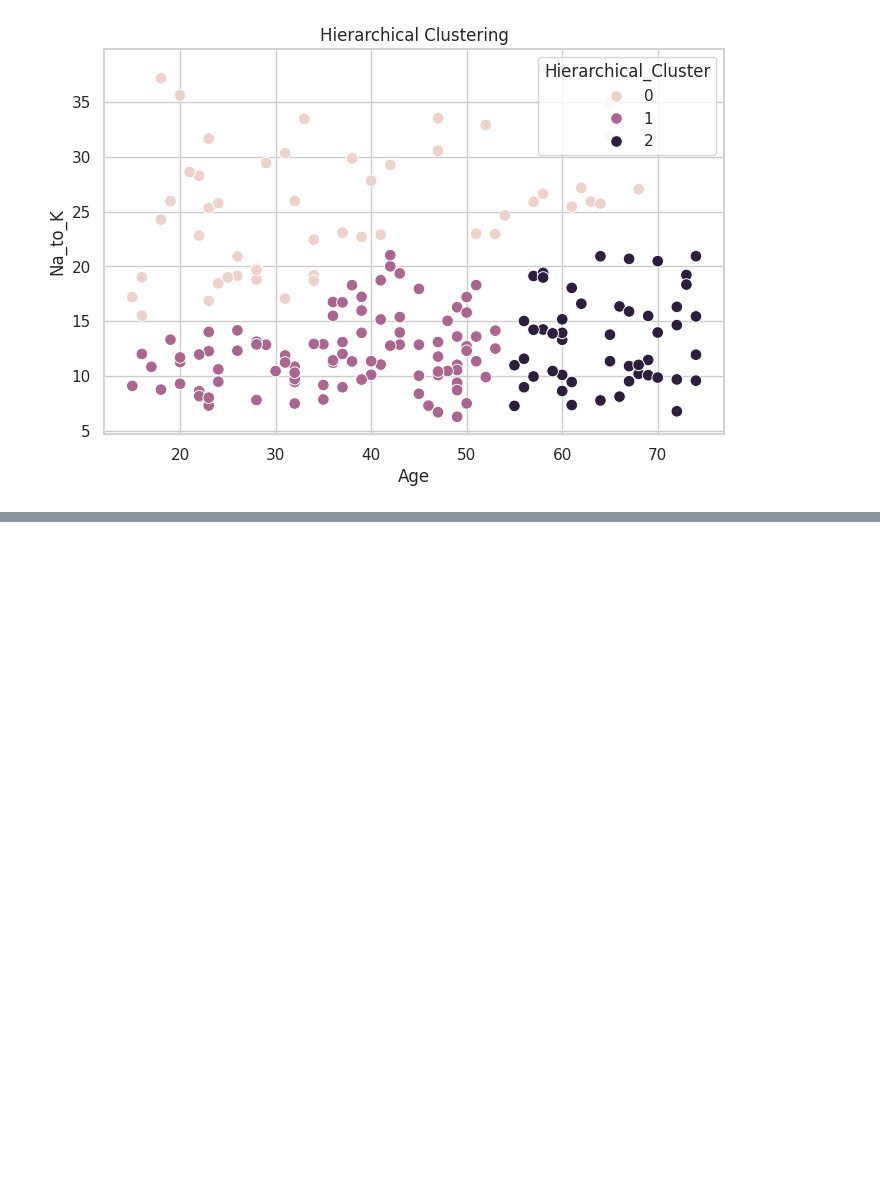
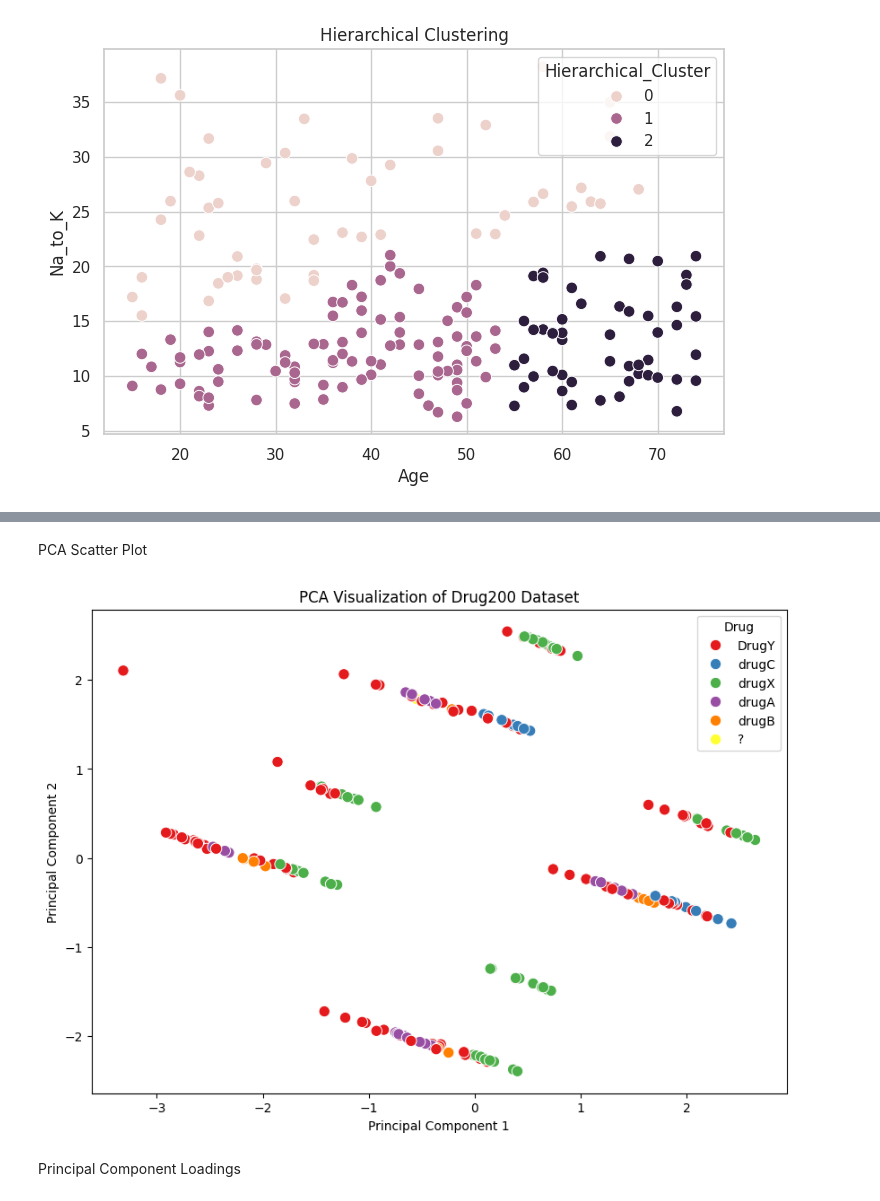
Before and after one commit to Krrish2708/Krish-Tewatia, a Jupyter notebook: EDA.ipynb, the cells around one changed output, grey strips where cells are left out. Drawn from its saved outputs; the diff is of its cells as text; code cells hidden in the pictures; blank space fills up the shorter version.

```diff
--- a/EDA.ipynb
+++ b/EDA.ipynb
@@ -941,0 +1100,22 @@ plt.show()
+# %% [markdown]
+PCA Scatter Plot
+# %%
+plt.figure(figsize=(10, 7))
+
+sns.scatterplot(
+    x=pca_df["PC1"],
+    y=pca_df["PC2"],
+    hue=df["Drug"],
+    palette="Set1",
+    s=80
+)
+
+plt.title("PCA Visualization of Drug200 Dataset")
+plt.xlabel("Principal Component 1")
+plt.ylabel("Principal Component 2")
+
+plt.show()
+# %% [output]
+[figure, added]
+# %% [markdown]
+ Principal Component Loadings
```
Also changed, not shown: parts of 19 cells of this notebook.
